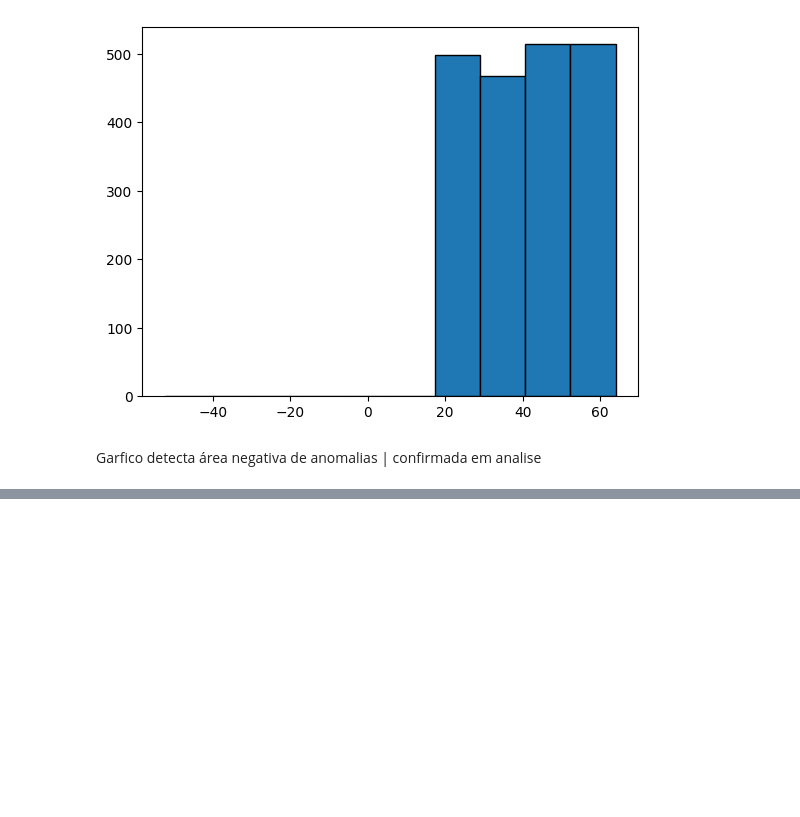
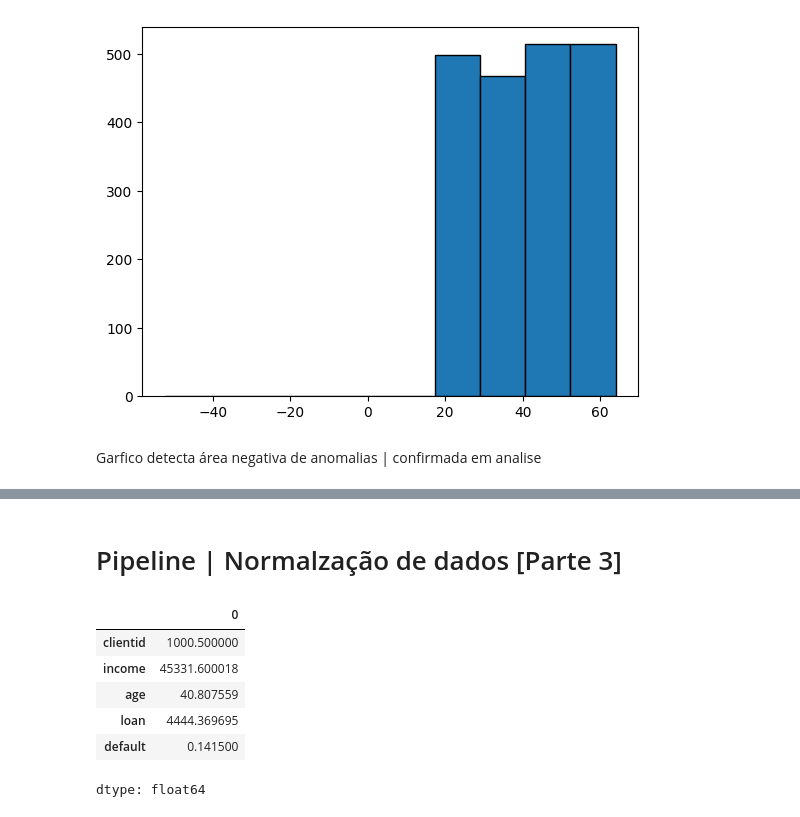
Before and after one commit to PedroHS05/am-t4-s1a2026, a Jupyter notebook: aula0407_amt4.ipynb, the cells around one changed output, grey strips where cells are left out. Drawn from its saved outputs; the diff is of its cells as text; code cells hidden in the pictures; blank space fills up the shorter version.

Commit message:
pipeline 3

```diff
--- a/aula0407_amt4.ipynb
+++ b/aula0407_amt4.ipynb
@@ -141,3 +141,15 @@ grafico_credito = px.scatter_matrix(base_credit, dimensions=['age', 'income', 'l
 grafico_credito.show()
 # %% [output]
 [interactive output not drawn]
+# %% [markdown]
+# Pipeline | Normalzação  de dados [Parte 3]
+# %%
+base_credit.mean()
+# %% [output]
+|  | 0 |
+| clientid | 1000.500000 |
+| income | 45331.600018 |
+| age | 40.807559 |
+| loan | 4444.369695 |
+| default | 0.141500 |
+dtype: float64
```
Also changed, not shown: parts of 3 cells of this notebook.
